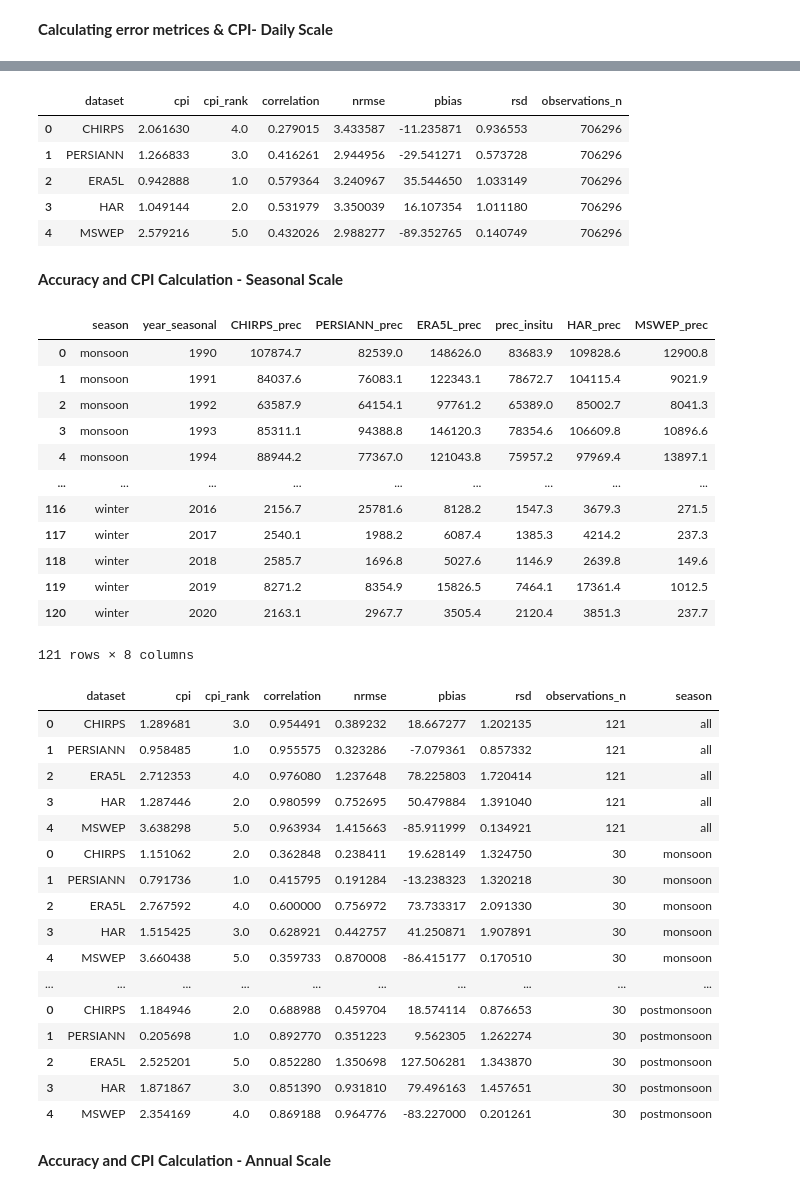
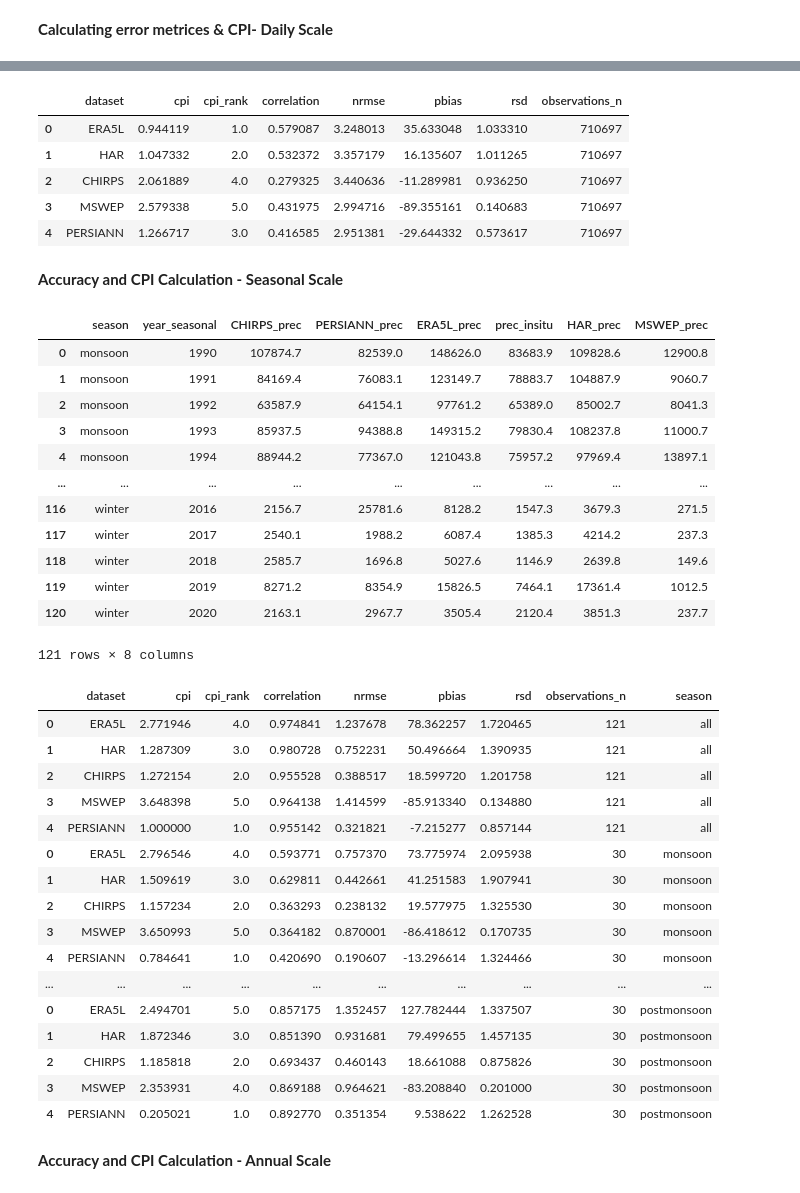
Before and after one commit to jeevankatel3-cell/Climate-Data-Nepal, a Jupyter notebook: Codes/3_1_assess_accuracy.ipynb, the cells around one changed output, grey strips where cells are left out. Cells and saved outputs as stored; diff of their text form; code cells hidden in the pictures.

```diff
--- a/Codes/3_1_assess_accuracy.ipynb
+++ b/Codes/3_1_assess_accuracy.ipynb
@@ -139,3 +121,22 @@ df_merged = pd.merge(df_grid_data, df_insitu1, on=['date','stn_id'], how='inner'
 df_merged.to_csv(r'../Data/Processed/Accuracy_assessment/precipitation_daily_merged.csv', index=False)
 # %% [markdown]
 **Calculating error metrices & CPI- Daily Scale**
+# %%
+#checkpoint - run from here to reduce code runtime while rerunning
+import xarray
+import pandas as pd
+import glob
+import os
+import rasterio
+import concurrent.futures
+from scipy.stats import spearmanr
+import os
+import numpy as np
+from permetrics.regression import RegressionMetric
+import HydroErr as he
+import datetime as dt
+
+datasets = ['ERA5L', 'HAR', 'CHIRPS', 'MSWEP', 'PERSIANN']
+df_merged = pd.read_csv(r'../Data/Processed/Accuracy_assessment/precipitation_daily_merged.csv')
+df_merged = df_merged.round(1)
+df_merged
@@ -142,6 +157,4 @@ df_merged.to_csv(r'../Data/Processed/Accuracy_assessment/precipitation_daily_mer
 # %%
-df_merged = pd.read_csv(r'../Data/Processed/Accuracy_assessment/precipitation_daily_merged.csv')
-
 #column normalization function
 def normalize_column(col):
     return (col - col.min()) / (col.max() - col.min())
@@ -159,8 +172,14 @@ def calculate_accuracy(dataframe_prec):
         prec_grid_array = dataframe_prec[f'{dataset}_prec'].values
         prec_insitu_array = dataframe_prec['prec_insitu'].values
 
-        #drop null values
-        valid_indices = np.logical_and(~np.isnan(prec_grid_array), ~np.isnan(prec_insitu_array))
+        #drop null values, and negative values
+        valid_indices = np.logical_and.reduce([
+            ~np.isnan(prec_grid_array),
+            ~np.isnan(prec_insitu_array),
+            prec_grid_array >=  0,
+            prec_insitu_array >= 0
+        ])
+
         observations = np.sum(valid_indices)
         dataset_accuracy['observations_n'] = observations
 
@@ -184,38 +203,38 @@ def calculate_accuracy(dataframe_prec):
         dataset_accuracy['rsd'] = rsd
 
         df_dataset_accuracy = pd.DataFrame([dataset_accuracy])
         df_accuracy = pd.concat([df_accuracy, df_dataset_accuracy], ignore_index=True)
 
     #Normalization
     df_accuracy['abs_pbias'] = df_accuracy['pbias'].abs()
     df_accuracy['diff_rsd'] = (df_accuracy['rsd']-1).abs()
 
     df_accuracy_normalized = df_accuracy.copy().drop(columns=['pbias'])
 
     metrics = ['correlation', 'nrmse', 'abs_pbias', 'diff_rsd']
     for column in metrics:
         df_accuracy_normalized[column] = normalize_column(df_accuracy_normalized[column])
 
     #converting to scale of 0 to 1 (ideal to worst) - correlation & rsd needs inversion
     df_accuracy_normalized['correlation'] = 1 - df_accuracy_normalized['correlation']
 
     #get cpi for each (linear)
     df_accuracy_normalized['cpi'] = df_accuracy_normalized['correlation'] + df_accuracy_normalized['nrmse'] + df_accuracy_normalized['abs_pbias'] + df_accuracy_normalized['diff_rsd']
     df_accuracy_normalized['cpi_rank'] = df_accuracy_normalized['cpi'].rank(ascending=True)
 
     df_accuracy_final = df_accuracy_normalized[['dataset','cpi','cpi_rank']].merge(df_accuracy[['dataset','correlation','nrmse','pbias','rsd', 'observations_n']], on=['dataset'], how='inner')
     return df_accuracy_final
 
 #get daily data accuracy
 df_accuracy_daily = calculate_accuracy(df_merged)
 df_accuracy_daily
 # %% [output]
 |  | dataset | cpi | cpi_rank | correlation | nrmse | pbias | rsd | observations_n |
-| 0 | CHIRPS | 2.061630 | 4.0 | 0.279015 | 3.433587 | -11.235871 | 0.936553 | 706296 |
-| 1 | PERSIANN | 1.266833 | 3.0 | 0.416261 | 2.944956 | -29.541271 | 0.573728 | 706296 |
-| 2 | ERA5L | 0.942888 | 1.0 | 0.579364 | 3.240967 | 35.544650 | 1.033149 | 706296 |
-| 3 | HAR | 1.049144 | 2.0 | 0.531979 | 3.350039 | 16.107354 | 1.011180 | 706296 |
-| 4 | MSWEP | 2.579216 | 5.0 | 0.432026 | 2.988277 | -89.352765 | 0.140749 | 706296 |
+| 0 | ERA5L | 0.944119 | 1.0 | 0.579087 | 3.248013 | 35.633048 | 1.033310 | 710697 |
+| 1 | HAR | 1.047332 | 2.0 | 0.532372 | 3.357179 | 16.135607 | 1.011265 | 710697 |
+| 2 | CHIRPS | 2.061889 | 4.0 | 0.279325 | 3.440636 | -11.289981 | 0.936250 | 710697 |
+| 3 | MSWEP | 2.579338 | 5.0 | 0.431975 | 2.994716 | -89.355161 | 0.140683 | 710697 |
+| 4 | PERSIANN | 1.266717 | 3.0 | 0.416585 | 2.951381 | -29.644332 | 0.573617 | 710697 |
 # %% [markdown]
 **Accuracy and CPI Calculation - Seasonal Scale**
 # %%
@@ -243,9 +262,9 @@ df_seasonal
 # %% [output]
 |  | season | year_seasonal | CHIRPS_prec | PERSIANN_prec | ERA5L_prec | prec_insitu | HAR_prec | MSWEP_prec |
 | 0 | monsoon | 1990 | 107874.7 | 82539.0 | 148626.0 | 83683.9 | 109828.6 | 12900.8 |
-| 1 | monsoon | 1991 | 84037.6 | 76083.1 | 122343.1 | 78672.7 | 104115.4 | 9021.9 |
+| 1 | monsoon | 1991 | 84169.4 | 76083.1 | 123149.7 | 78883.7 | 104887.9 | 9060.7 |
 | 2 | monsoon | 1992 | 63587.9 | 64154.1 | 97761.2 | 65389.0 | 85002.7 | 8041.3 |
-| 3 | monsoon | 1993 | 85311.1 | 94388.8 | 146120.3 | 78354.6 | 106609.8 | 10896.6 |
+| 3 | monsoon | 1993 | 85937.5 | 94388.8 | 149315.2 | 79830.4 | 108237.8 | 11000.7 |
 | 4 | monsoon | 1994 | 88944.2 | 77367.0 | 121043.8 | 75957.2 | 97969.4 | 13897.1 |
 | ... | ... | ... | ... | ... | ... | ... | ... | ... |
 | 116 | winter | 2016 | 2156.7 | 25781.6 | 8128.2 | 1547.3 | 3679.3 | 271.5 |
@@ -287,22 +306,22 @@ df_accuracy_final = pd.concat([df_accuracy_seasonal, df_accuracy_monsoon, df_acc
 df_accuracy_final
 # %% [output]
 |  | dataset | cpi | cpi_rank | correlation | nrmse | pbias | rsd | observations_n | season |
-| 0 | CHIRPS | 1.289681 | 3.0 | 0.954491 | 0.389232 | 18.667277 | 1.202135 | 121 | all |
-| 1 | PERSIANN | 0.958485 | 1.0 | 0.955575 | 0.323286 | -7.079361 | 0.857332 | 121 | all |
-| 2 | ERA5L | 2.712353 | 4.0 | 0.976080 | 1.237648 | 78.225803 | 1.720414 | 121 | all |
-| 3 | HAR | 1.287446 | 2.0 | 0.980599 | 0.752695 | 50.479884 | 1.391040 | 121 | all |
-| 4 | MSWEP | 3.638298 | 5.0 | 0.963934 | 1.415663 | -85.911999 | 0.134921 | 121 | all |
-| 0 | CHIRPS | 1.151062 | 2.0 | 0.362848 | 0.238411 | 19.628149 | 1.324750 | 30 | monsoon |
-| 1 | PERSIANN | 0.791736 | 1.0 | 0.415795 | 0.191284 | -13.238323 | 1.320218 | 30 | monsoon |
-| 2 | ERA5L | 2.767592 | 4.0 | 0.600000 | 0.756972 | 73.733317 | 2.091330 | 30 | monsoon |
-| 3 | HAR | 1.515425 | 3.0 | 0.628921 | 0.442757 | 41.250871 | 1.907891 | 30 | monsoon |
-| 4 | MSWEP | 3.660438 | 5.0 | 0.359733 | 0.870008 | -86.415177 | 0.170510 | 30 | monsoon |
+| 0 | ERA5L | 2.771946 | 4.0 | 0.974841 | 1.237678 | 78.362257 | 1.720465 | 121 | all |
+| 1 | HAR | 1.287309 | 3.0 | 0.980728 | 0.752231 | 50.496664 | 1.390935 | 121 | all |
+| 2 | CHIRPS | 1.272154 | 2.0 | 0.955528 | 0.388517 | 18.599720 | 1.201758 | 121 | all |
+| 3 | MSWEP | 3.648398 | 5.0 | 0.964138 | 1.414599 | -85.913340 | 0.134880 | 121 | all |
+| 4 | PERSIANN | 1.000000 | 1.0 | 0.955142 | 0.321821 | -7.215277 | 0.857144 | 121 | all |
+| 0 | ERA5L | 2.796546 | 4.0 | 0.593771 | 0.757370 | 73.775974 | 2.095938 | 30 | monsoon |
+| 1 | HAR | 1.509619 | 3.0 | 0.629811 | 0.442661 | 41.251583 | 1.907941 | 30 | monsoon |
+| 2 | CHIRPS | 1.157234 | 2.0 | 0.363293 | 0.238132 | 19.577975 | 1.325530 | 30 | monsoon |
+| 3 | MSWEP | 3.650993 | 5.0 | 0.364182 | 0.870001 | -86.418612 | 0.170735 | 30 | monsoon |
+| 4 | PERSIANN | 0.784641 | 1.0 | 0.420690 | 0.190607 | -13.296614 | 1.324466 | 30 | monsoon |
 | ... | ... | ... | ... | ... | ... | ... | ... | ... | ... |
-| 0 | CHIRPS | 1.184946 | 2.0 | 0.688988 | 0.459704 | 18.574114 | 0.876653 | 30 | postmonsoon |
-| 1 | PERSIANN | 0.205698 | 1.0 | 0.892770 | 0.351223 | 9.562305 | 1.262274 | 30 | postmonsoon |
-| 2 | ERA5L | 2.525201 | 5.0 | 0.852280 | 1.350698 | 127.506281 | 1.343870 | 30 | postmonsoon |
-| 3 | HAR | 1.871867 | 3.0 | 0.851390 | 0.931810 | 79.496163 | 1.457651 | 30 | postmonsoon |
-| 4 | MSWEP | 2.354169 | 4.0 | 0.869188 | 0.964776 | -83.227000 | 0.201261 | 30 | postmonsoon |
+| 0 | ERA5L | 2.494701 | 5.0 | 0.857175 | 1.352457 | 127.782444 | 1.337507 | 30 | postmonsoon |
+| 1 | HAR | 1.872346 | 3.0 | 0.851390 | 0.931681 | 79.499655 | 1.457135 | 30 | postmonsoon |
+| 2 | CHIRPS | 1.185818 | 2.0 | 0.693437 | 0.460143 | 18.661088 | 0.875826 | 30 | postmonsoon |
+| 3 | MSWEP | 2.353931 | 4.0 | 0.869188 | 0.964621 | -83.208840 | 0.201000 | 30 | postmonsoon |
+| 4 | PERSIANN | 0.205021 | 1.0 | 0.892770 | 0.351354 | 9.538622 | 1.262528 | 30 | postmonsoon |
 # %% [markdown]
 **Accuracy and CPI Calculation - Annual Scale**
 # %%
```
Also changed, not shown: parts of 11 cells of this notebook, 5 other files.
